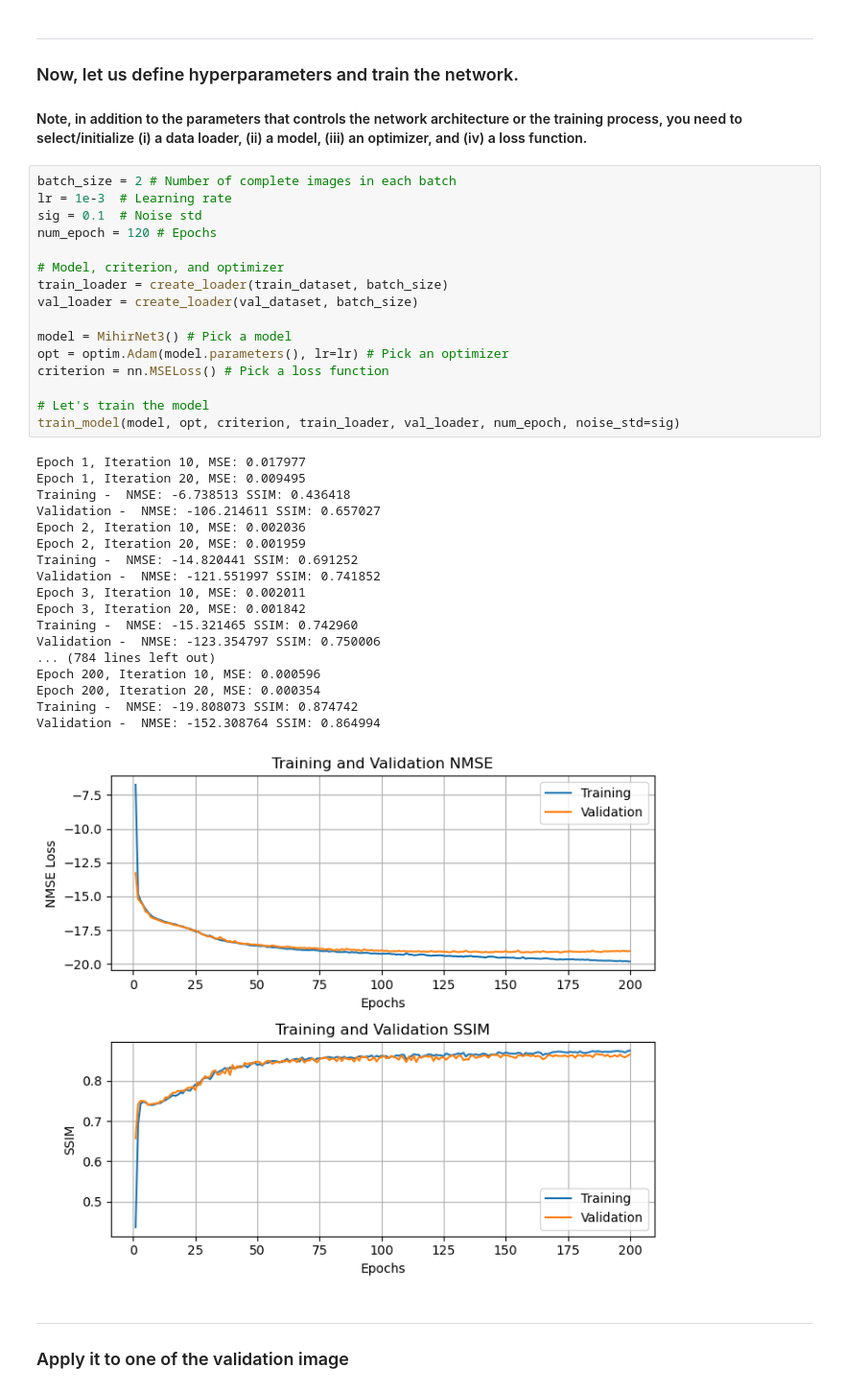
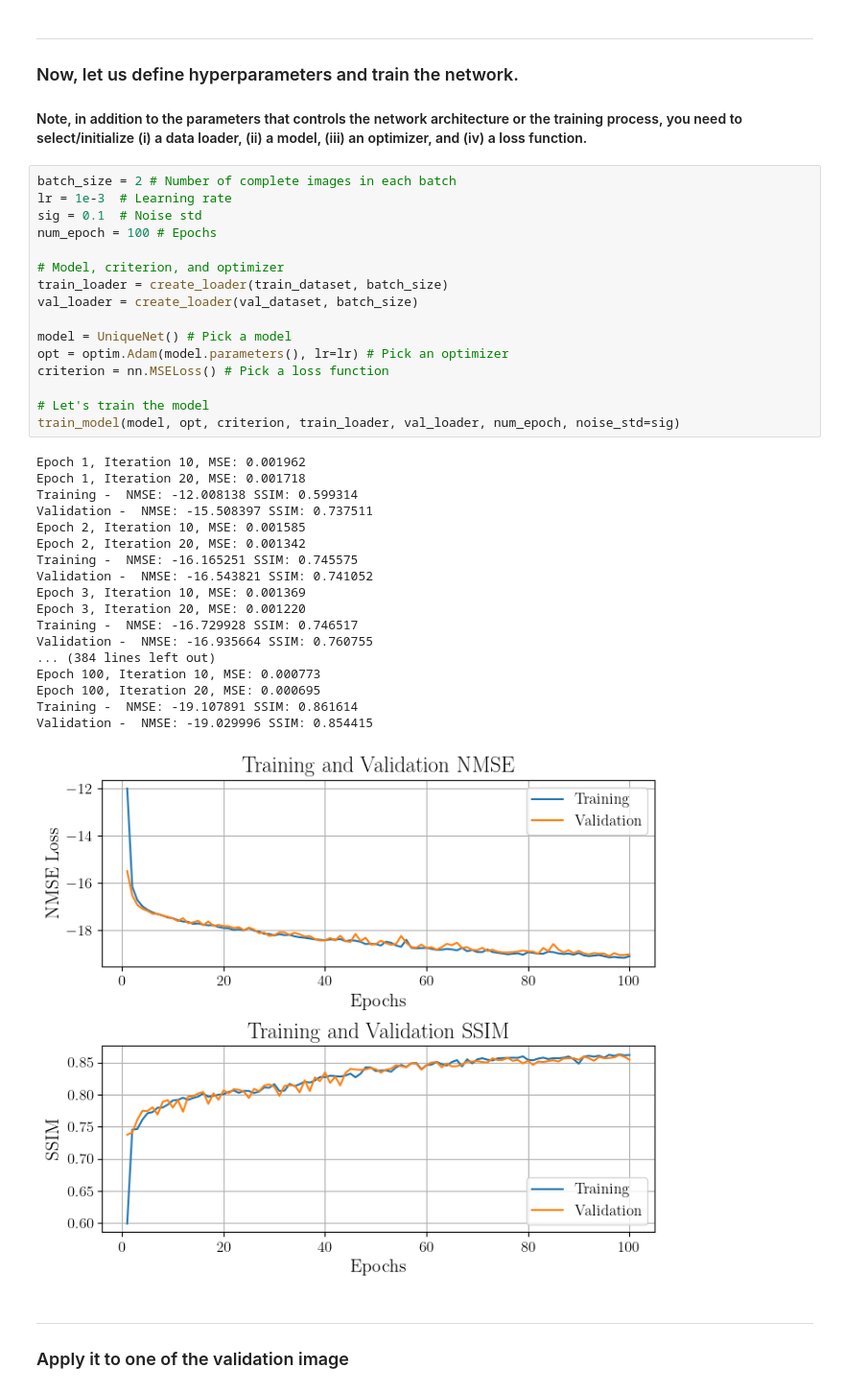
Before and after one commit to MihirJoe/MRI-Denoising, a Jupyter notebook: starter_code.ipynb, the cells around one changed output. Shown at 96% size. Cells and saved outputs as stored; diff of their text form.

```diff
--- a/starter_code.ipynb
+++ b/starter_code.ipynb
@@ -361,38 +399,38 @@ ___
 # %%
 batch_size = 2 # Number of complete images in each batch
 lr = 1e-3  # Learning rate
 sig = 0.1  # Noise std
-num_epoch = 120 # Epochs
+num_epoch = 100 # Epochs
 
 # Model, criterion, and optimizer
 train_loader = create_loader(train_dataset, batch_size)
 val_loader = create_loader(val_dataset, batch_size)
 
-model = MihirNet3() # Pick a model
+model = UniqueNet() # Pick a model
 opt = optim.Adam(model.parameters(), lr=lr) # Pick an optimizer
 criterion = nn.MSELoss() # Pick a loss function
 
 # Let's train the model
 train_model(model, opt, criterion, train_loader, val_loader, num_epoch, noise_std=sig)
 # %% [output]
-Epoch 1, Iteration 10, MSE: 0.017977
-Epoch 1, Iteration 20, MSE: 0.009495
-Training -  NMSE: -6.738513 SSIM: 0.436418
-Validation -  NMSE: -106.214611 SSIM: 0.657027
-Epoch 2, Iteration 10, MSE: 0.002036
-Epoch 2, Iteration 20, MSE: 0.001959
-Training -  NMSE: -14.820441 SSIM: 0.691252
-Validation -  NMSE: -121.551997 SSIM: 0.741852
-Epoch 3, Iteration 10, MSE: 0.002011
-Epoch 3, Iteration 20, MSE: 0.001842
-Training -  NMSE: -15.321465 SSIM: 0.742960
-Validation -  NMSE: -123.354797 SSIM: 0.750006
-... (784 lines left out)
-Epoch 200, Iteration 10, MSE: 0.000596
-Epoch 200, Iteration 20, MSE: 0.000354
-Training -  NMSE: -19.808073 SSIM: 0.874742
-Validation -  NMSE: -152.308764 SSIM: 0.864994
+Epoch 1, Iteration 10, MSE: 0.001962
+Epoch 1, Iteration 20, MSE: 0.001718
+Training -  NMSE: -12.008138 SSIM: 0.599314
+Validation -  NMSE: -15.508397 SSIM: 0.737511
+Epoch 2, Iteration 10, MSE: 0.001585
+Epoch 2, Iteration 20, MSE: 0.001342
+Training -  NMSE: -16.165251 SSIM: 0.745575
+Validation -  NMSE: -16.543821 SSIM: 0.741052
+Epoch 3, Iteration 10, MSE: 0.001369
+Epoch 3, Iteration 20, MSE: 0.001220
+Training -  NMSE: -16.729928 SSIM: 0.746517
+Validation -  NMSE: -16.935664 SSIM: 0.760755
+... (384 lines left out)
+Epoch 100, Iteration 10, MSE: 0.000773
+Epoch 100, Iteration 20, MSE: 0.000695
+Training -  NMSE: -19.107891 SSIM: 0.861614
+Validation -  NMSE: -19.029996 SSIM: 0.854415
-[figure, old version]
+[figure, new version]
 # %% [markdown]
 ___
 ### Apply it to one of the validation image
```
Also changed, not shown: parts of 5 cells of this notebook, 4 other files.
